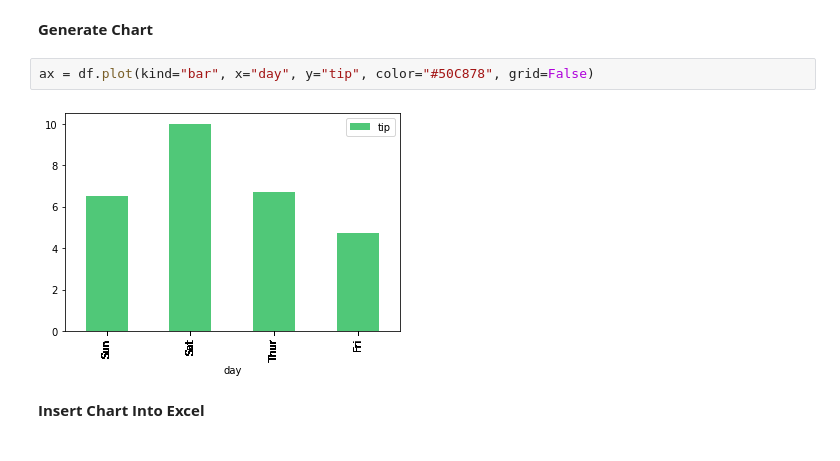
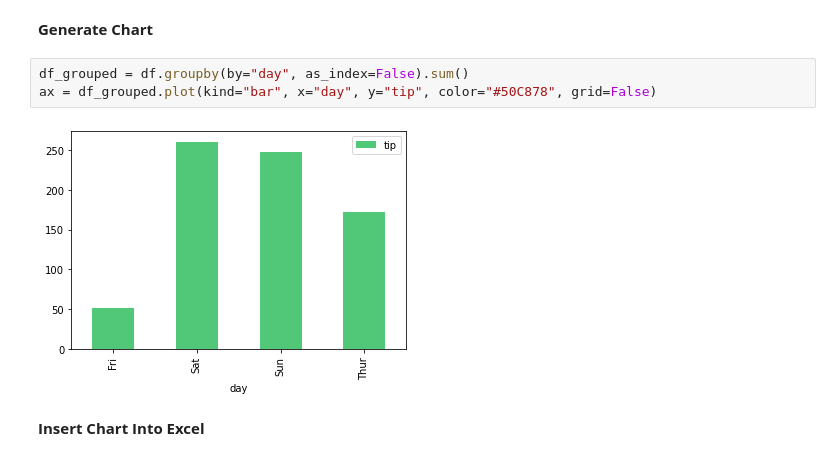
Before and after one commit to Sven-Bo/python-charts-in-excel, a Jupyter notebook: PythonCharts_Jupyter_Notebook/PythonChartsInExcel.ipynb, the cells around one changed output. Cells and saved outputs as stored; diff of their text form.

Commit message:
Fix Pandas Chart

```diff
--- a/PythonCharts_Jupyter_Notebook/PythonChartsInExcel.ipynb
+++ b/PythonCharts_Jupyter_Notebook/PythonChartsInExcel.ipynb
@@ -90,9 +90,10 @@ insert_heading(sht.range("A19"), "Pandas Chart")
 # %% [markdown]
 **Generate Chart**
 # %%
-ax = df.plot(kind="bar", x="day", y="tip", color="#50C878", grid=False)
+df_grouped = df.groupby(by="day", as_index=False).sum()
+ax = df_grouped.plot(kind="bar", x="day", y="tip", color="#50C878", grid=False)
 # %% [output]
-[figure, old version]
+[figure, new version]
 # %% [markdown]
 **Insert Chart Into Excel**
 # %%
```
Also changed, not shown: parts of 2 cells of this notebook, 4 other files.
